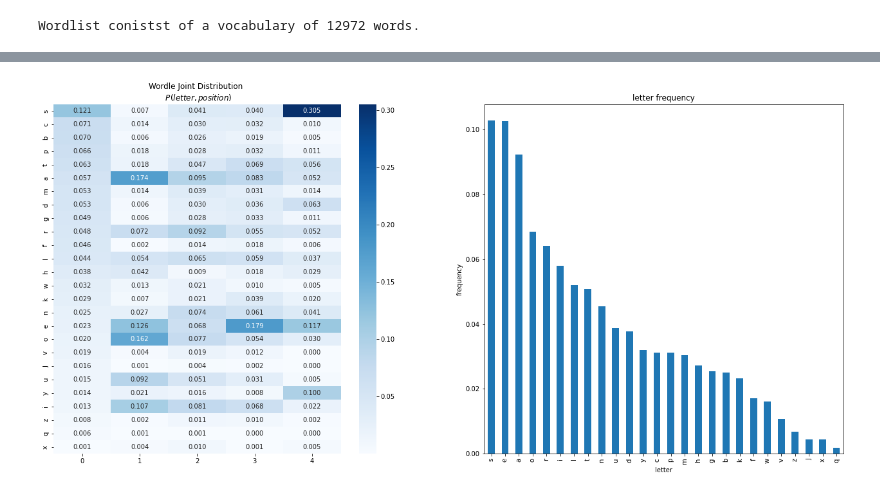
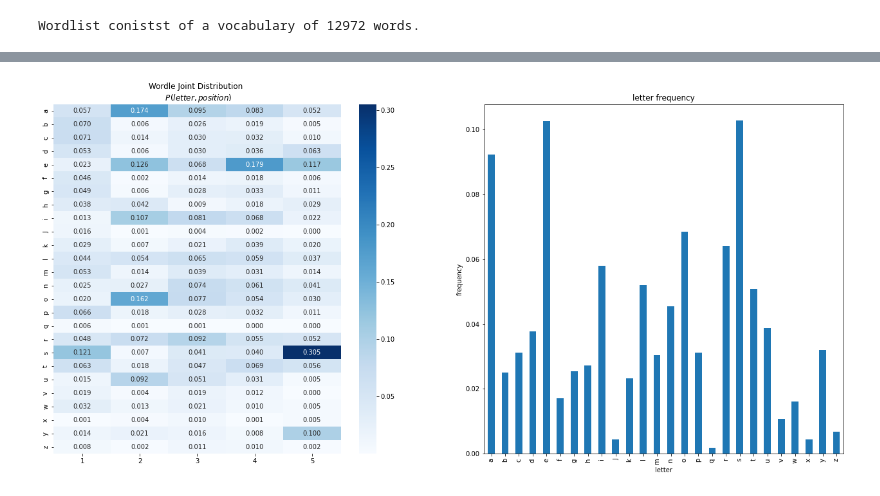
Before and after one commit to Jollyhrothgar/wordle, a Jupyter notebook: Wordle_Solver.ipynb, the cells around one changed output, grey strips where cells are left out. Saved outputs shown, nothing was run; the diff lists cells and outputs as text; code cells hidden in the pictures.

```diff
--- a/Wordle_Solver.ipynb
+++ b/Wordle_Solver.ipynb
@@ -123,6 +188,6 @@ Wordlist conistst of a vocabulary of 12972 words.
 # %%
 words = make_word_df(wordlist)
-pj, lf = compute_probability_and_frequency(words)
-plot_words(pj, lf)
+game = Guesser(word_df=words)
+game.plot_words()
 # %% [output]
-[figure, old version]
+[figure, new version]
```
Also changed, not shown: parts of 36 cells of this notebook.
